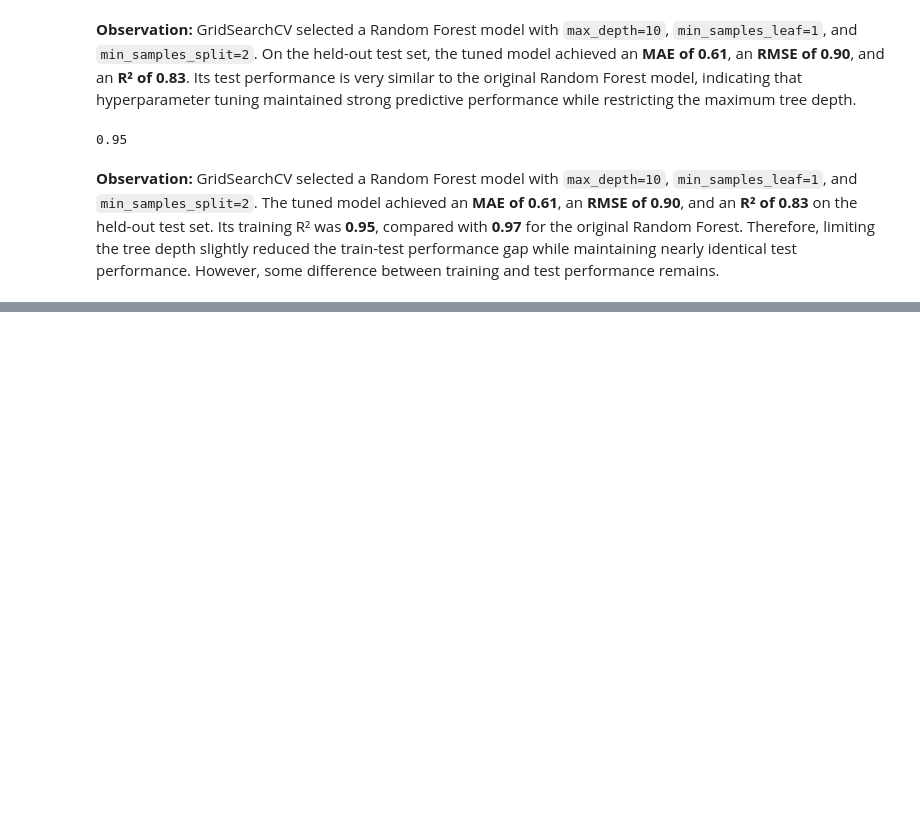
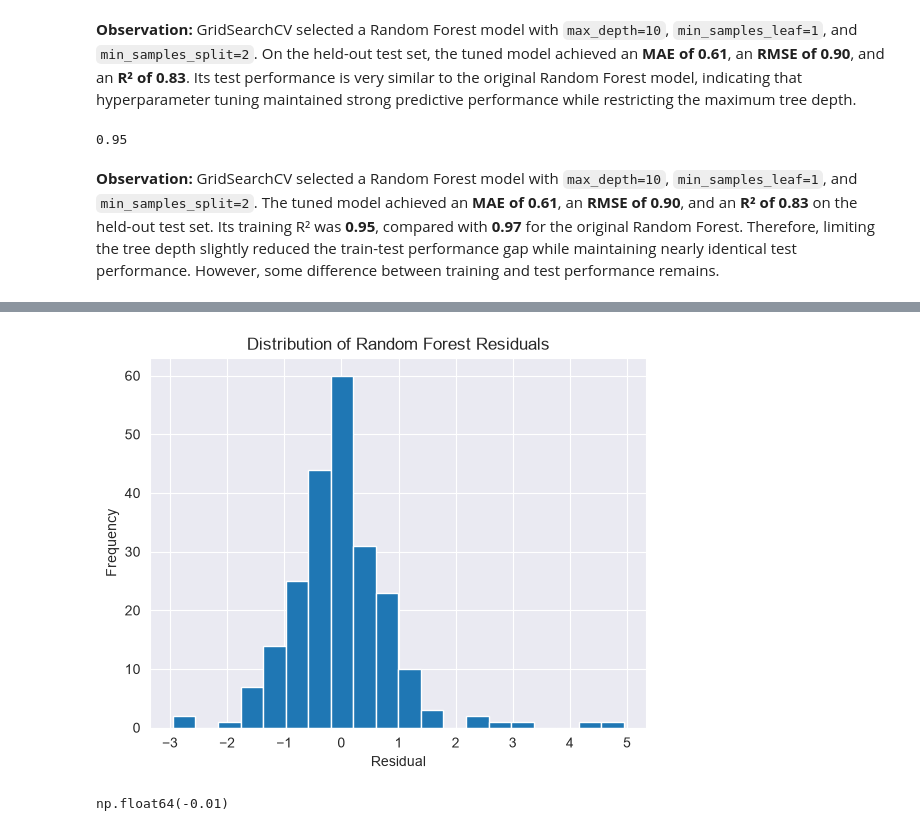
Before and after one commit to bernakayaoglu/Molecular-Solubility-Analysis, a Jupyter notebook: Molecular_Solubility_Analysis.ipynb, the cells around one changed output, grey strips where cells are left out. Drawn from its saved outputs; the diff is of its cells as text; code cells hidden in the pictures; blank space fills up the shorter version.

```diff
--- a/Molecular_Solubility_Analysis.ipynb
+++ b/Molecular_Solubility_Analysis.ipynb
@@ -1075,0 +1099,4 @@ best_rf_train_r2
+# %%
+best_rf_residuals = y_test - best_rf_pred
+
+best_rf_residuals
@@ -1075,0 +1116,15 @@ best_rf_train_r2
+# %%
+plt.hist(best_rf_residuals, bins=20)
+
+plt.xlabel("Residual")
+plt.ylabel("Frequency")
+plt.title("Distribution of Random Forest Residuals")
+
+plt.show()
+# %% [output]
+[figure, added]
+# %%
+best_rf_mean_residual = round(best_rf_residuals.mean(), 2)
+best_rf_mean_residual
+# %% [output]
+np.float64(-0.01)
```
Also changed, not shown: parts of 66 cells of this notebook.
